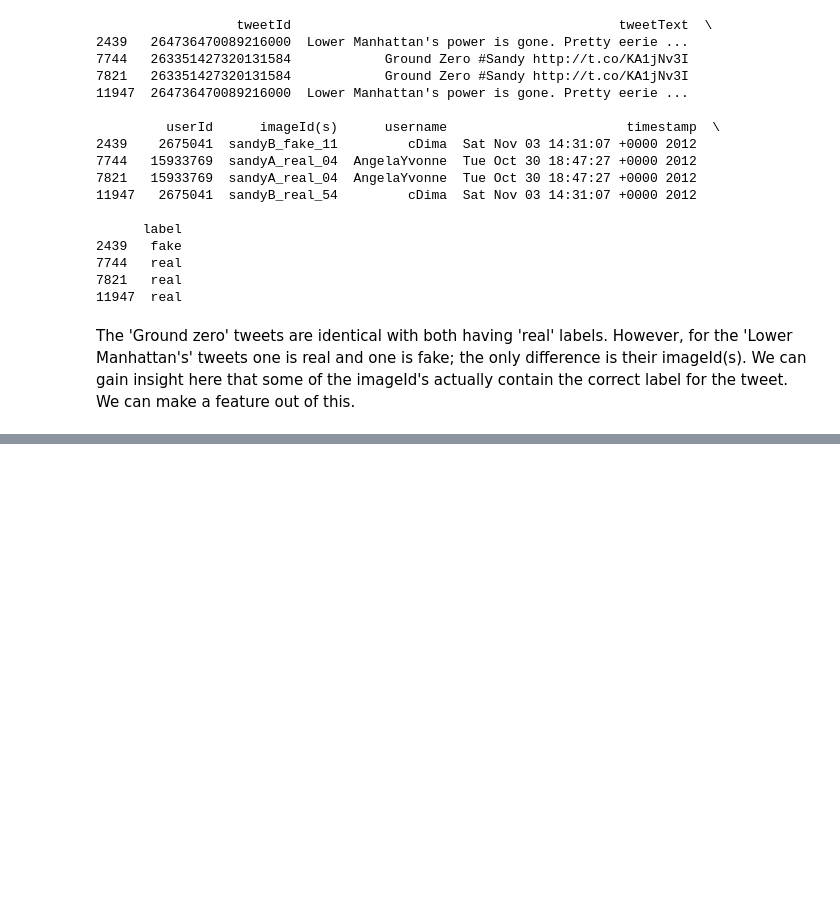
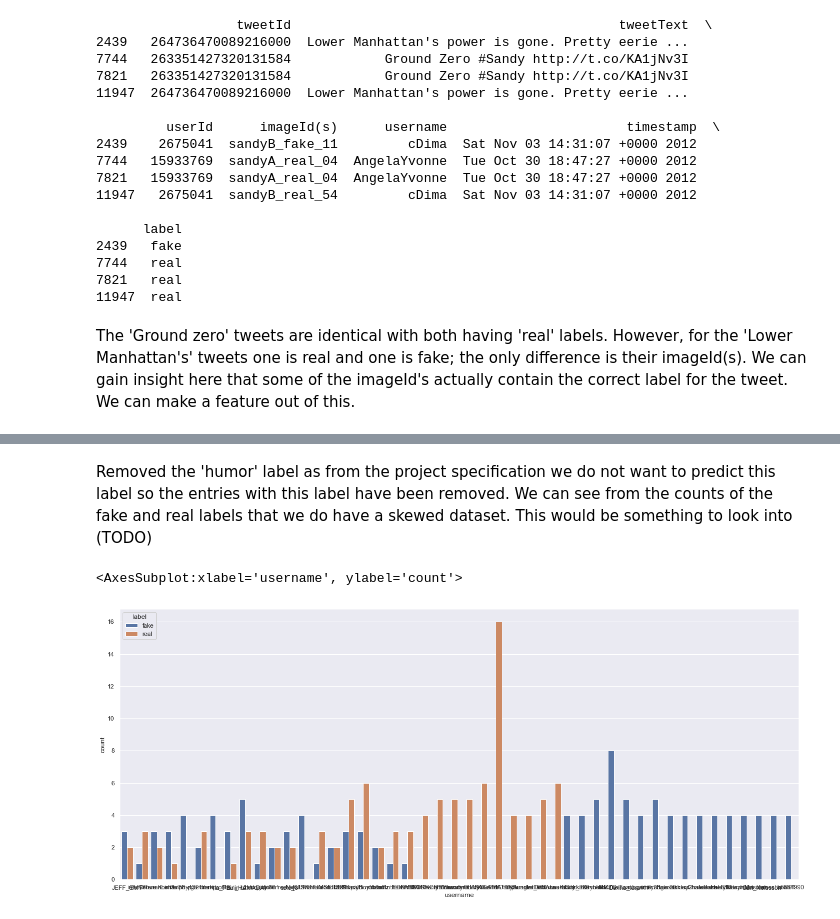
Before and after one commit to wjsavage/tweet-prediction, a Jupyter notebook: tweets.ipynb, the cells around one changed output, grey strips where cells are left out. Drawn from its saved outputs; the diff is of its cells as text; code cells hidden in the pictures; blank space fills up the shorter version.

```diff
--- a/tweets.ipynb
+++ b/tweets.ipynb
@@ -129,0 +172,12 @@ The 'Ground zero' tweets are identical with both having 'real' labels. However,
+# %% [markdown]
+Removed the 'humor' label as from the project specification we do not want to predict this label so the entries with this label have been removed. We can see from the counts of the fake and real labels that we do have a skewed dataset. This would be something to look into (TODO)
+# %%
+freq_users = data_raw.groupby('username').filter(lambda x : len(x) > 3)
+freq_users.head()
+
+
+sns.set(rc={'figure.figsize':(22,9)})
+sns.countplot(x="username", hue='label', data=freq_users)
+# %% [output]
+<AxesSubplot:xlabel='username', ylabel='count'>
+[figure, added]
```
Also changed, not shown: parts of 8 cells of this notebook, 3 other files.
